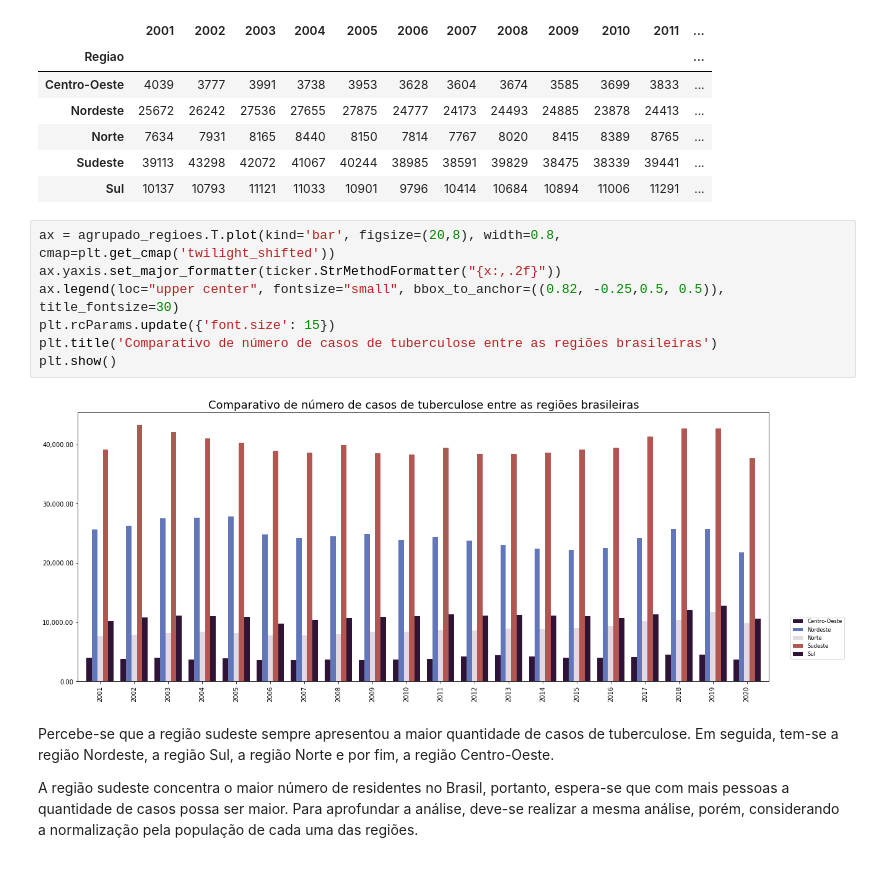
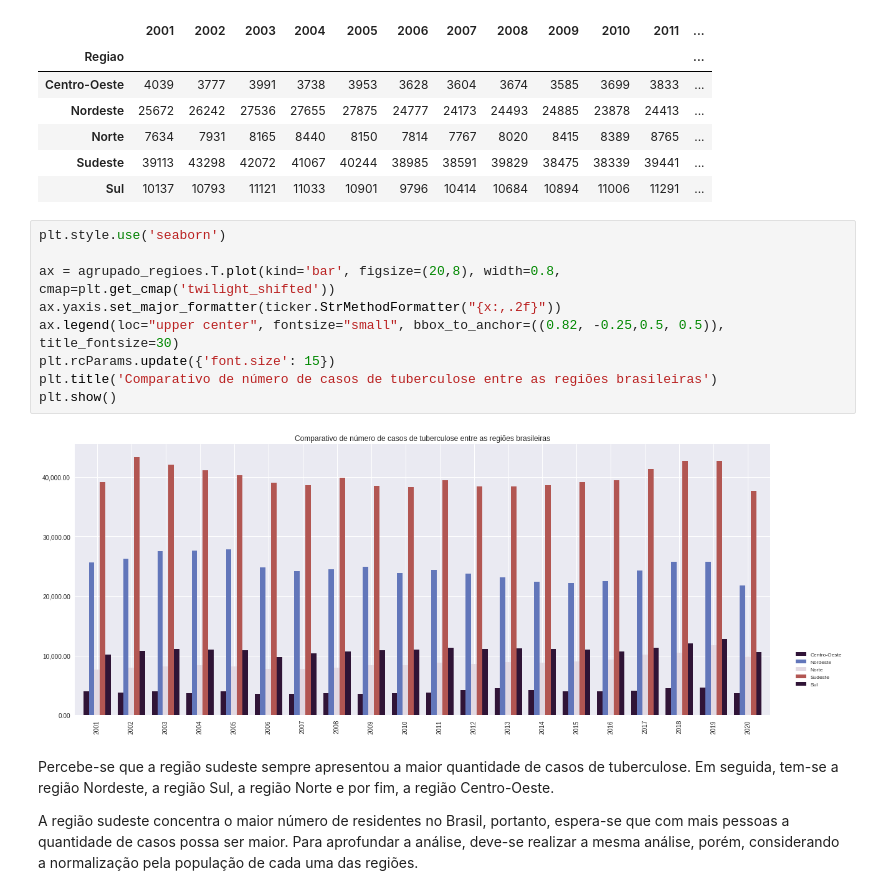
Before and after one commit to IgorQuaresma/-bootcamp_alura_projetos, a Jupyter notebook: bootcamp_alura_projeto1.ipynb, the cells around one changed output. Saved outputs shown, nothing was run; the diff lists cells and outputs as text.

```diff
--- a/bootcamp_alura_projeto1.ipynb
+++ b/bootcamp_alura_projeto1.ipynb
@@ -87,14 +87,16 @@ agrupado_regioes
 | Sudeste | 39113 | 43298 | 42072 | 41067 | 40244 | 38985 | 38591 | 39829 | 38475 | 38339 | 39441 | ... |
 | Sul | 10137 | 10793 | 11121 | 11033 | 10901 | 9796 | 10414 | 10684 | 10894 | 11006 | 11291 | ... |
 # %%
+plt.style.use('seaborn')
+
 ax = agrupado_regioes.T.plot(kind='bar', figsize=(20,8), width=0.8, cmap=plt.get_cmap('twilight_shifted'))
 ax.yaxis.set_major_formatter(ticker.StrMethodFormatter("{x:,.2f}"))
 ax.legend(loc="upper center", fontsize="small", bbox_to_anchor=((0.82, -0.25,0.5, 0.5)), title_fontsize=30)
 plt.rcParams.update({'font.size': 15})
 plt.title('Comparativo de número de casos de tuberculose entre as regiões brasileiras')
 plt.show()
 # %% [output]
-[figure, old version]
+[figure, new version]
 # %% [markdown]
 Percebe-se que a região sudeste sempre apresentou a maior quantidade de casos de tuberculose. Em seguida, tem-se a região Nordeste, a região Sul, a região Norte e por fim, a região Centro-Oeste.
 
```
Also changed, not shown: parts of 12 cells of this notebook.
